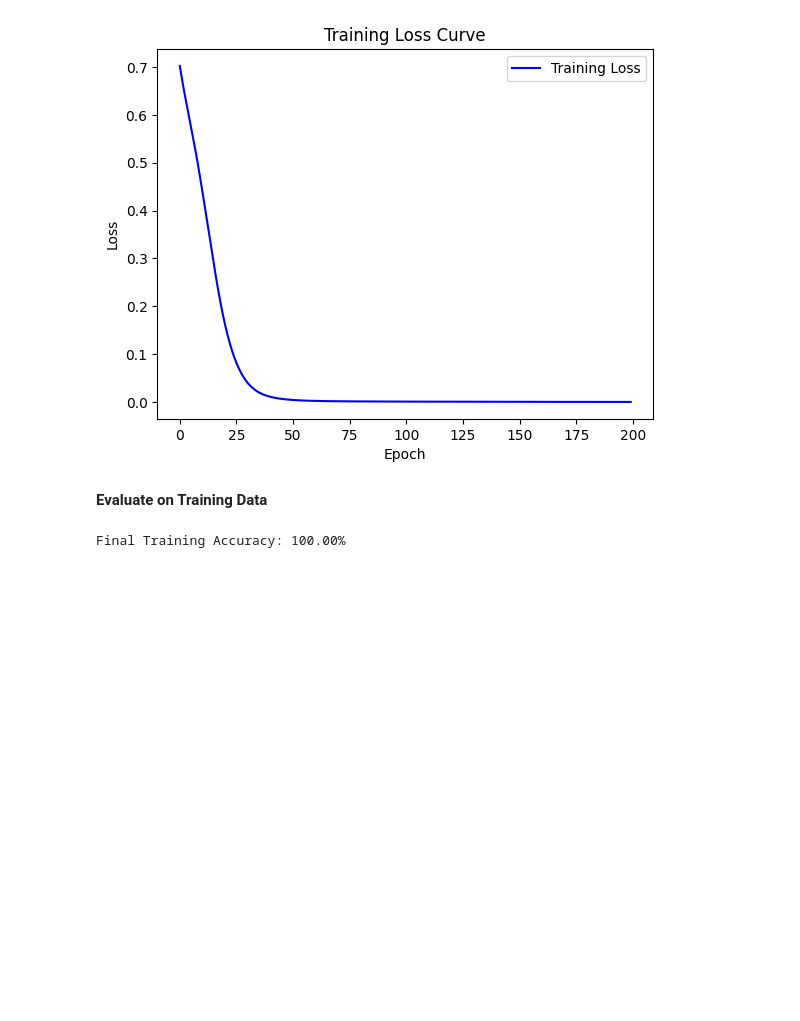
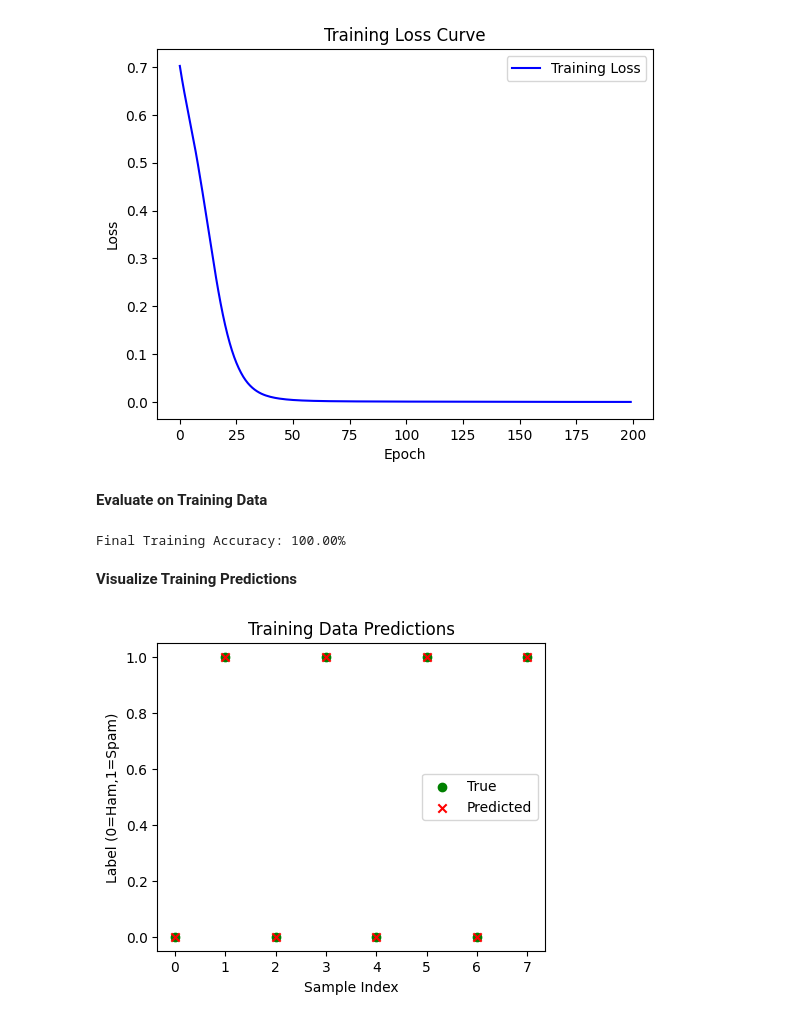
Before and after one commit to su92-msaiw-f25-006-boop/lessons-learned, a Jupyter notebook: Email.ipynb, the cells around one changed output. Saved outputs shown, nothing was run; the diff lists cells and outputs as text; code cells hidden in the pictures; blank space fills up the shorter version.

Commit message:
Visualize Training Predictions

```diff
--- a/Email.ipynb
+++ b/Email.ipynb
@@ -144,3 +144,16 @@ train_acc = (predicted_train == y_train).sum().item() / y_train.size(0) * 100
 print(f"\nFinal Training Accuracy: {train_acc:.2f}%")
 # %% [output]
 Final Training Accuracy: 100.00%
+# %% [markdown]
+**Visualize Training Predictions**
+# %%
+plt.figure(figsize=(5,4))
+plt.scatter(range(len(y_train)), y_train.numpy(), label='True', color='green')
+plt.scatter(range(len(predicted_train)), predicted_train.numpy(), label='Predicted', color='red', marker='x')
+plt.title("Training Data Predictions")
+plt.xlabel("Sample Index")
+plt.ylabel("Label (0=Ham,1=Spam)")
+plt.legend()
+plt.show()
+# %% [output]
+[figure, added]
```
